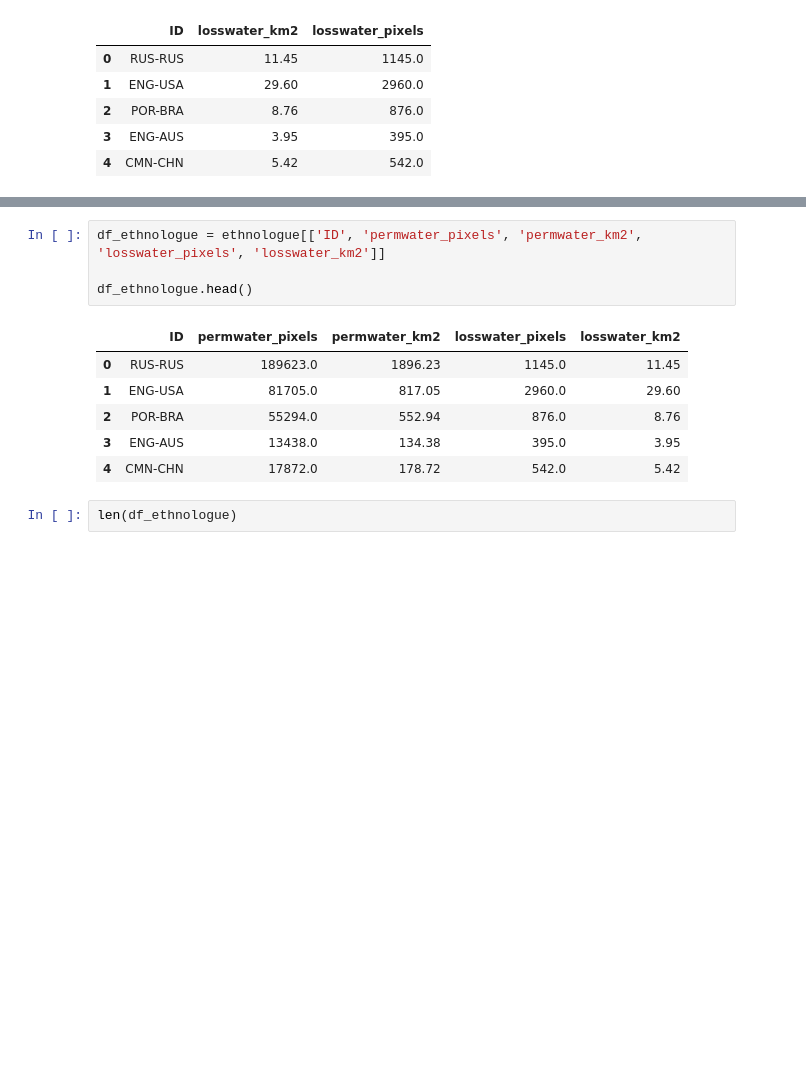
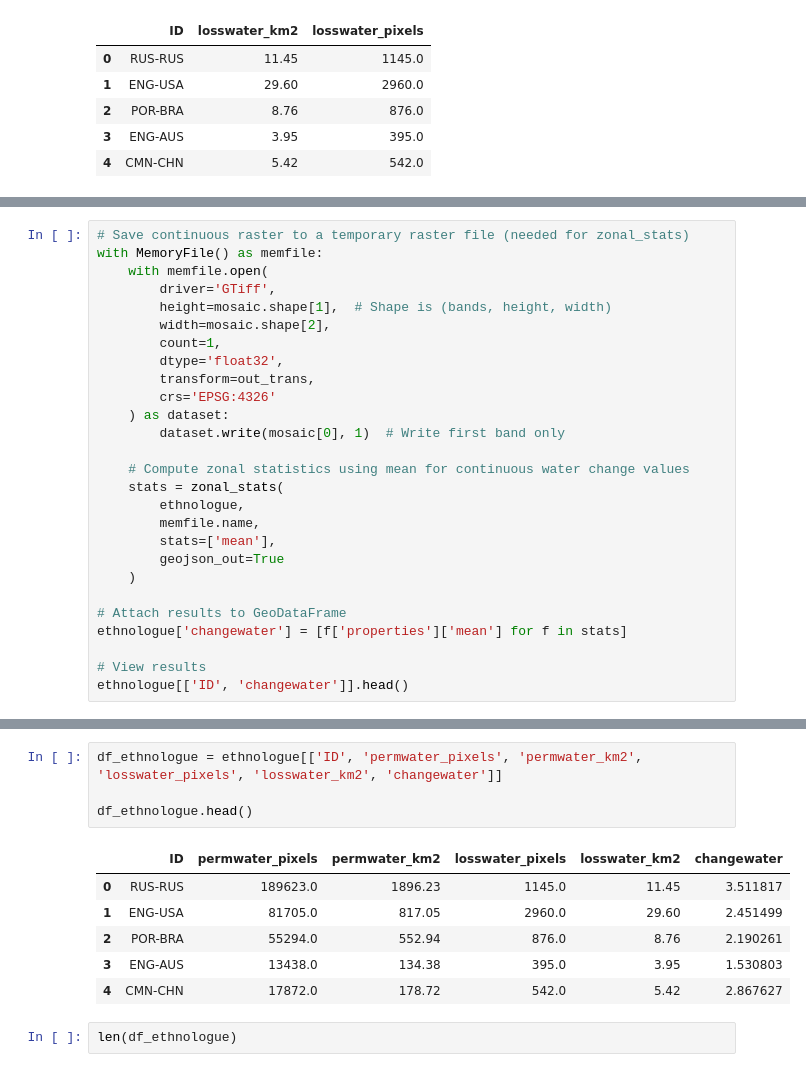
Before and after one commit to juamiji1/ethnographic-atlas, a Jupyter notebook: code/3_remote_sensing/waterchange_ethnologue.ipynb, the cells around one changed output, grey strips where cells are left out. Drawn from its saved outputs; the diff is of its cells as text; blank space fills up the shorter version.

```diff
--- a/code/3_remote_sensing/waterchange_ethnologue.ipynb
+++ b/code/3_remote_sensing/waterchange_ethnologue.ipynb
@@ -243,0 +278,27 @@ ethnologue[['ID', 'losswater_km2', 'losswater_pixels']].head()
+# %%
+# Save continuous raster to a temporary raster file (needed for zonal_stats)
+with MemoryFile() as memfile:
+    with memfile.open(
+        driver='GTiff',
+        height=mosaic.shape[1],  # Shape is (bands, height, width)
+        width=mosaic.shape[2],
+        count=1,
+        dtype='float32',
+        transform=out_trans,
+        crs='EPSG:4326'
+    ) as dataset:
+        dataset.write(mosaic[0], 1)  # Write first band only
+
+    # Compute zonal statistics using mean for continuous water change values
+    stats = zonal_stats(
+        ethnologue,
+        memfile.name,
+        stats=['mean'],
+        geojson_out=True
+    )
+
+# Attach results to GeoDataFrame
+ethnologue['changewater'] = [f['properties']['mean'] for f in stats]
+
+# View results
+ethnologue[['ID', 'changewater']].head()
@@ -244,14 +312,14 @@ ethnologue[['ID', 'losswater_km2', 'losswater_pixels']].head()
 # %%
-df_ethnologue = ethnologue[['ID', 'permwater_pixels', 'permwater_km2', 'losswater_pixels', 'losswater_km2']]
+df_ethnologue = ethnologue[['ID', 'permwater_pixels', 'permwater_km2', 'losswater_pixels', 'losswater_km2', 'changewater']]
 
 df_ethnologue.head()
 # %% [output]
-|  | ID | permwater_pixels | permwater_km2 | losswater_pixels | losswater_km2 |
-| 0 | RUS-RUS | 189623.0 | 1896.23 | 1145.0 | 11.45 |
-| 1 | ENG-USA | 81705.0 | 817.05 | 2960.0 | 29.60 |
-| 2 | POR-BRA | 55294.0 | 552.94 | 876.0 | 8.76 |
-| 3 | ENG-AUS | 13438.0 | 134.38 | 395.0 | 3.95 |
-| 4 | CMN-CHN | 17872.0 | 178.72 | 542.0 | 5.42 |
+|  | ID | permwater_pixels | permwater_km2 | losswater_pixels | losswater_km2 | changewater |
+| 0 | RUS-RUS | 189623.0 | 1896.23 | 1145.0 | 11.45 | 3.511817 |
+| 1 | ENG-USA | 81705.0 | 817.05 | 2960.0 | 29.60 | 2.451499 |
+| 2 | POR-BRA | 55294.0 | 552.94 | 876.0 | 8.76 | 2.190261 |
+| 3 | ENG-AUS | 13438.0 | 134.38 | 395.0 | 3.95 | 1.530803 |
+| 4 | CMN-CHN | 17872.0 | 178.72 | 542.0 | 5.42 | 2.867627 |
 # %%
 len(df_ethnologue)
 # %% [output]
```
Also changed, not shown: parts of 4 cells of this notebook, 1 other file.
